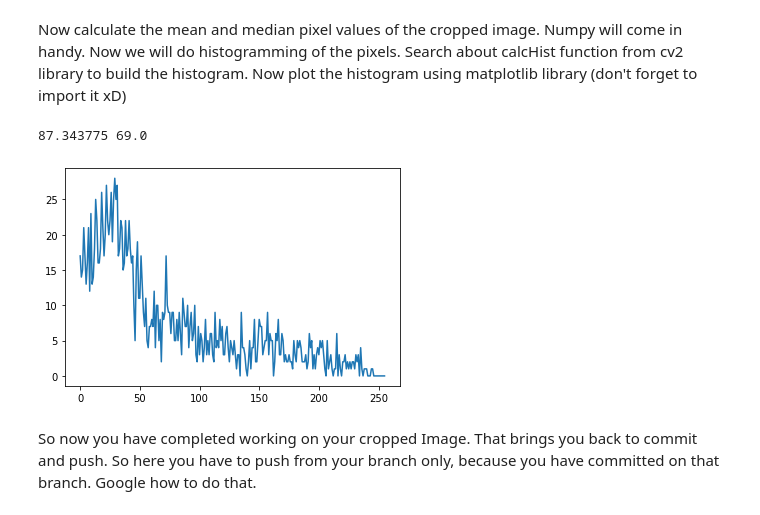
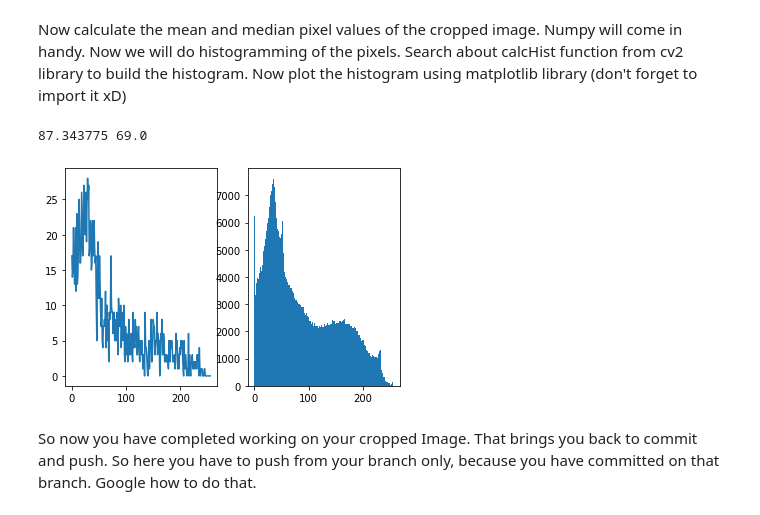
Before and after one commit to aka2910/hello-git, a Jupyter notebook: Assignment1-_Github_and_Python.ipynb, the cells around one changed output. Drawn from its saved outputs; the diff is of its cells as text; code cells hidden in the pictures.

```diff
--- a/Assignment1-_Github_and_Python.ipynb
+++ b/Assignment1-_Github_and_Python.ipynb
@@ -97,16 +97,16 @@ Now calculate the mean and median pixel values of the cropped image. Numpy will
 # %%
 mean_pixel=np.mean(crop_img)
 median_pixel=np.median(crop_img)
 print(mean_pixel,median_pixel)
+hist= cv2.calcHist(crop_img,[1],None,[256],[0,256])
 plt.subplot(1,2,1)
-hist= cv2.calcHist(crop_img,[1],None,[256],[0,256])
-plt.
-#plt.hist(crop_img.ravel(),256,[0,256])
 plt.plot(hist)
+plt.subplot(1,2,2)
+plt.hist(crop_img.ravel(),256,[0,256])
 plt.show()
 # %% [output]
 87.343775 69.0
-[figure, old version]
+[figure, new version]
 # %% [markdown]
 So now you have completed working on your cropped Image. That brings you back to commit and push. So here you have to push from your branch only, because you have committed on that branch. Google how to do that.
 # %% [markdown]
```
